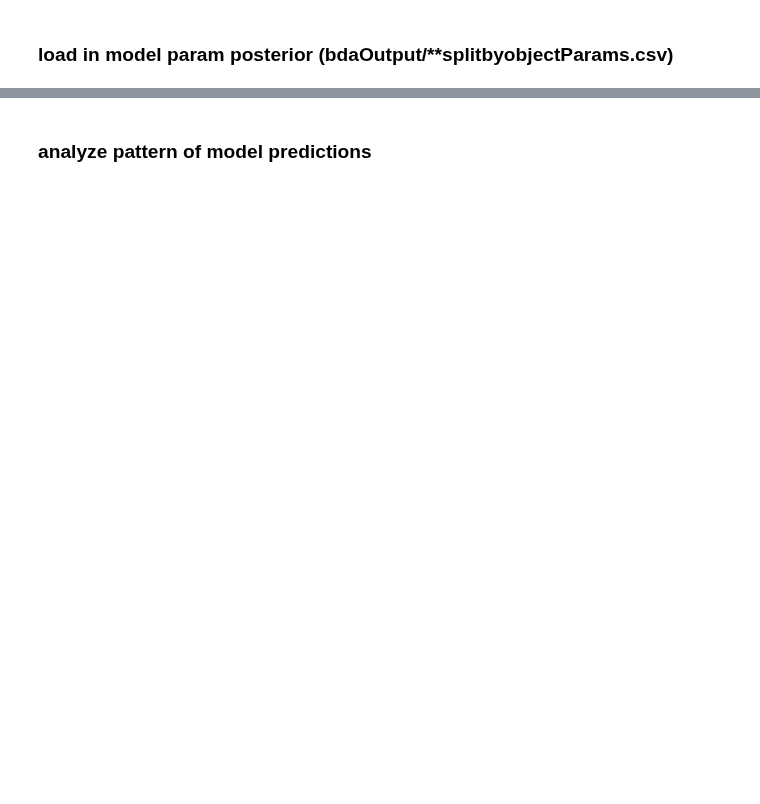
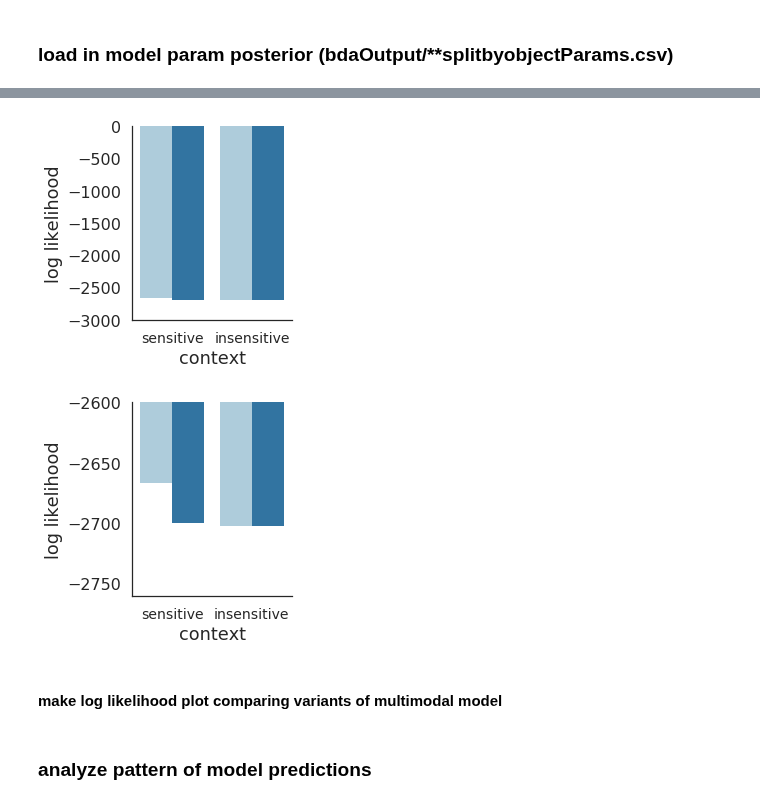
Before and after one commit to judithfan/visual_communication_in_context, a Jupyter notebook: analysis/model_comparison.ipynb, the cells around one changed output, grey strips where cells are left out. Drawn from its saved outputs; the diff is of its cells as text; code cells hidden in the pictures; blank space fills up the shorter version.

```diff
--- a/analysis/model_comparison.ipynb
+++ b/analysis/model_comparison.ipynb
@@ -78 +84,30 @@ PP
+# %%
+sns.factorplot(data=PP,x='pragmatics',y='logLikelihood',
+               hue='production',kind='bar',
+               order=['combined','S0'],palette='Paired',
+               legend=False)
+plt.ylabel('log likelihood')
+locs, labels = plt.xticks([0,1],['sensitive','insensitive'],fontsize=14)
+plt.xlabel('context')
+plt.ylim([-3000,0])
+plt.tight_layout()
+plt.savefig('./plots/multimodal_loglikelihood_models_fullaxes.pdf')
+# plt.close()
+
+sns.factorplot(data=PP,x='pragmatics',y='logLikelihood',
+               hue='production',kind='bar',
+               order=['combined','S0'],palette='Paired',
+               legend=False)
+plt.ylabel('log likelihood')
+locs, labels = plt.xticks([0,1],['sensitive','insensitive'],fontsize=14)
+plt.xlabel('context')
+plt.ylim([-2760,-2600])
+plt.tight_layout()
+plt.savefig('./plots/multimodal_loglikelihood_models_zoomed.pdf')
+# plt.close()
+# %% [output]
+[figure, added]
+[figure, added]
+# %% [markdown]
+#### make log likelihood plot comparing variants of multimodal model
 # %%
```
Also changed, not shown: parts of 44 cells of this notebook, 6 other files.
